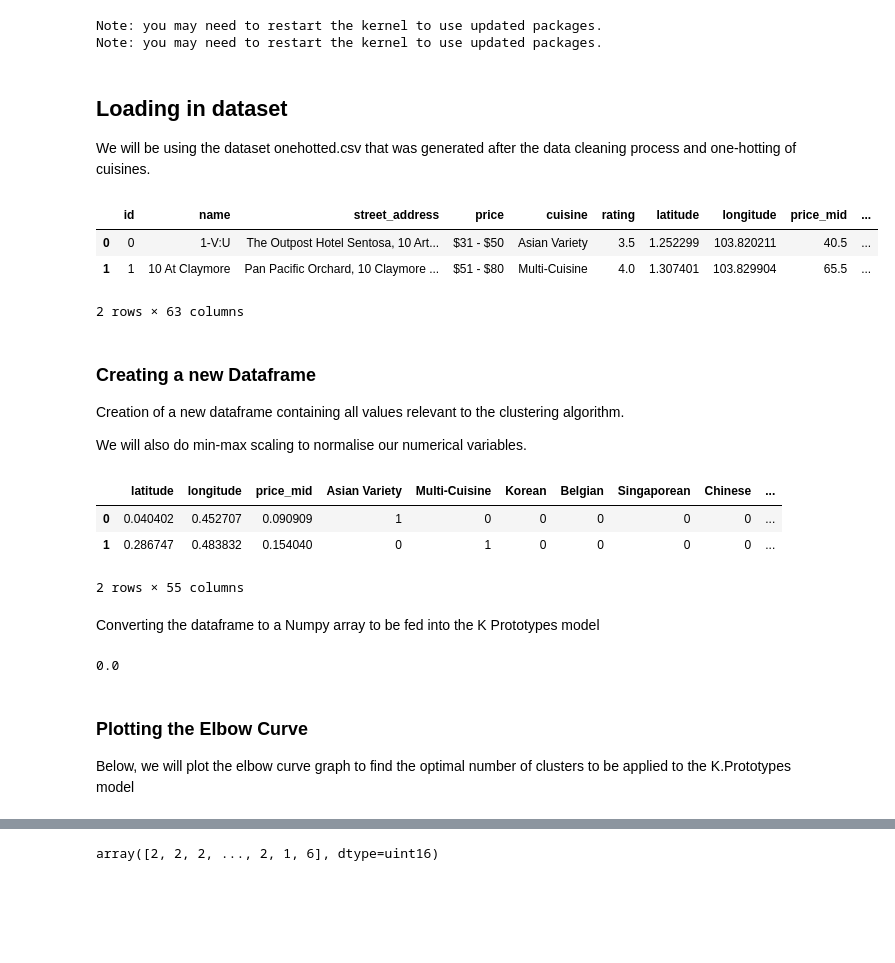
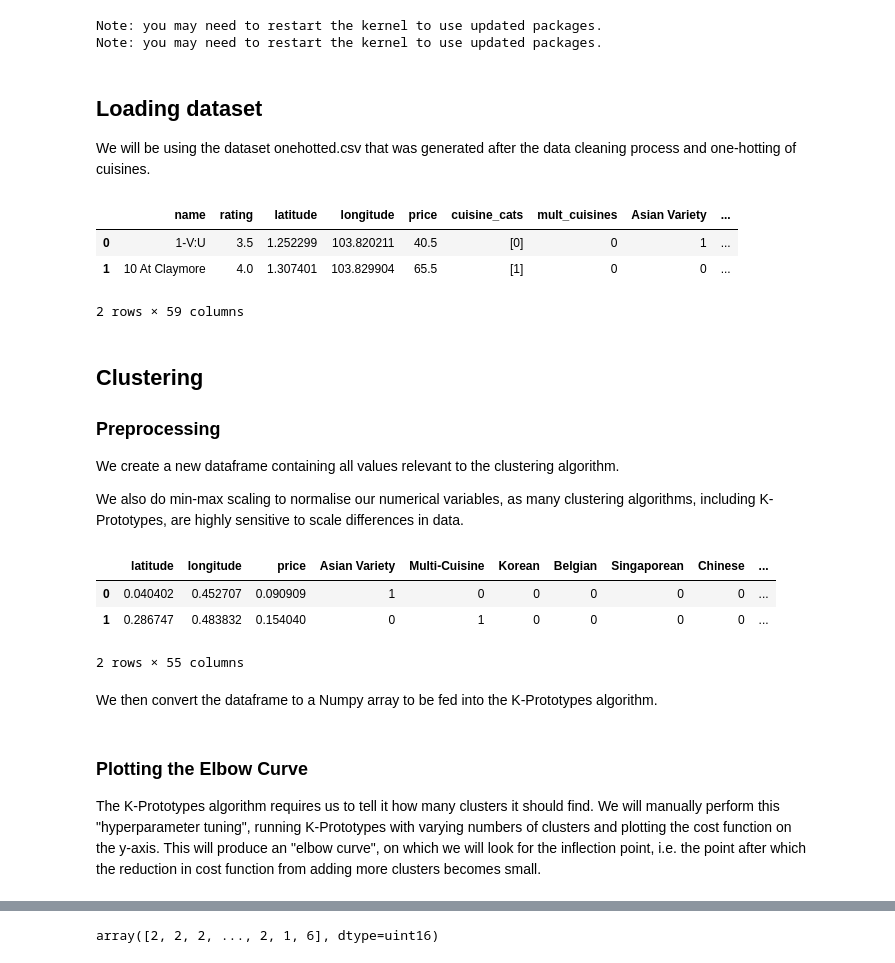
Before and after one commit to adilhasan927/SC1015-Project, a Jupyter notebook: Clustering Model/Clustering.ipynb, the cells around one changed output, grey strips where cells are left out. Cells and saved outputs as stored; diff of their text form; code cells hidden in the pictures; blank space fills up the shorter version.

Commit message:
clustering and visualisation done

```diff
--- a/Clustering Model/Clustering.ipynb
+++ b/Clustering Model/Clustering.ipynb
@@ -24,25 +30,27 @@ import seaborn as sns
 from kmodes.kprototypes import KPrototypes
 import pickle
 # %% [markdown]
-## Loading in dataset
+## Loading dataset
 
 We will be using the dataset onehotted.csv that was generated after the data cleaning process and one-hotting of cuisines.
 # %%
 #Initialise dataset
-restaurant_data = pd.read_csv('../Datasets/onehotted.csv').iloc[: , 1:]
-cuisines = pd.read_csv('../Datasets/cuisines.csv')
+restaurant_data = pd.read_csv('../Data/cleaned_onehotted.csv').iloc[: , 1:]
+cuisines = pd.read_csv('../Data/cuisines.csv')
 restaurant_data.head(2)
 # %% [output]
-|  | id | name | street_address | price | cuisine | rating | latitude | longitude | price_mid | ... |
-| 0 | 0 | 1-V:U | The Outpost Hotel Sentosa, 10 Art... | $31 - $50 | Asian Variety | 3.5 | 1.252299 | 103.820211 | 40.5 | ... |
-| 1 | 1 | 10 At Claymore | Pan Pacific Orchard, 10 Claymore ... | $51 - $80 | Multi-Cuisine | 4.0 | 1.307401 | 103.829904 | 65.5 | ... |
+|  | name | rating | latitude | longitude | price | cuisine_cats | mult_cuisines | Asian Variety | ... |
+| 0 | 1-V:U | 3.5 | 1.252299 | 103.820211 | 40.5 | [0] | 0 | 1 | ... |
+| 1 | 10 At Claymore | 4.0 | 1.307401 | 103.829904 | 65.5 | [1] | 0 | 0 | ... |
-2 rows × 63 columns
+2 rows × 59 columns
 # %% [markdown]
-### Creating a new Dataframe
+## Clustering
 
-Creation of a new dataframe containing all values relevant to the clustering algorithm.
+### Preprocessing
 
-We will also do min-max scaling to normalise our numerical variables.
+We create a new dataframe containing all values relevant to the clustering algorithm.
+
+We also do min-max scaling to normalise our numerical variables, as many clustering algorithms, including K-Prototypes, are highly sensitive to scale differences in data.
 # %%
 #Group relevant columns for K-Prototype
 df_K = pd.DataFrame()
@@ -50,28 +58,25 @@ df_K = pd.DataFrame()
 from sklearn.preprocessing import MinMaxScaler
 scaler = MinMaxScaler()
 
-df_K[['latitude', 'longitude', 'price_mid']] = scaler.fit_transform(
-    restaurant_data[['latitude', 'longitude', 'price_mid']]
+df_K[['latitude', 'longitude', 'price']] = scaler.fit_transform(
+    restaurant_data[['latitude', 'longitude', 'price']]
 )
 
-df_K = df_K.join(restaurant_data[restaurant_data.columns[11:]])
+df_K = df_K.join(restaurant_data[restaurant_data.columns[7:]])
 df_K.head(2)
 # %% [output]
-|  | latitude | longitude | price_mid | Asian Variety | Multi-Cuisine | Korean | Belgian | Singaporean | Chinese | ... |
+|  | latitude | longitude | price | Asian Variety | Multi-Cuisine | Korean | Belgian | Singaporean | Chinese | ... |
 | 0 | 0.040402 | 0.452707 | 0.090909 | 1 | 0 | 0 | 0 | 0 | 0 | ... |
 | 1 | 0.286747 | 0.483832 | 0.154040 | 0 | 1 | 0 | 0 | 0 | 0 | ... |
 2 rows × 55 columns
 # %% [markdown]
-Converting the dataframe to a Numpy array to be fed into the K Prototypes model
+We then convert the dataframe to a Numpy array to be fed into the K-Prototypes algorithm.
 # %%
 #Convert to array
 array_K = df_K.to_numpy(dtype=float)
-categorical_index = [i for i in range(3, 3+len(restaurant_data.columns[11:]))]
-array_K[0][categorical_index[-1]]
+categorical_index = [i for i in range(3, 3+len(restaurant_data.columns[7:]))]
-# %% [output]
-0.0
 # %% [markdown]
 ### Plotting the Elbow Curve
 
-Below, we will plot the elbow curve graph to find the optimal number of clusters to be applied to the K.Prototypes model
+The K-Prototypes algorithm requires us to tell it how many clusters it should find. We will manually perform this "hyperparameter tuning", running K-Prototypes with varying numbers of clusters and plotting the cost function on the y-axis. This will produce an "elbow curve", on which we will look for the inflection point, i.e. the point after which the reduction in cost function from adding more clusters becomes small.
 # %%
```
Also changed, not shown: parts of 32 cells of this notebook, 10 other files.
